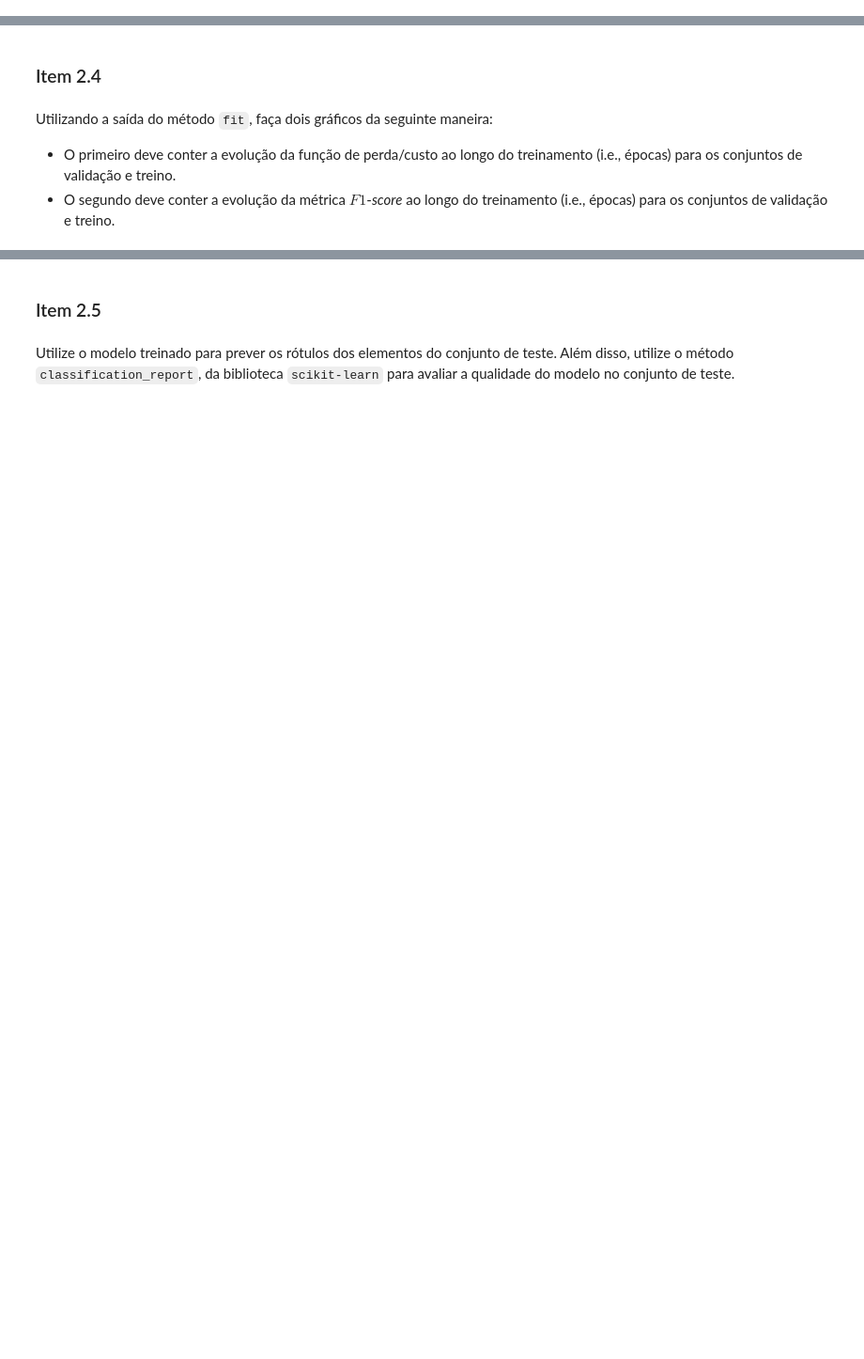
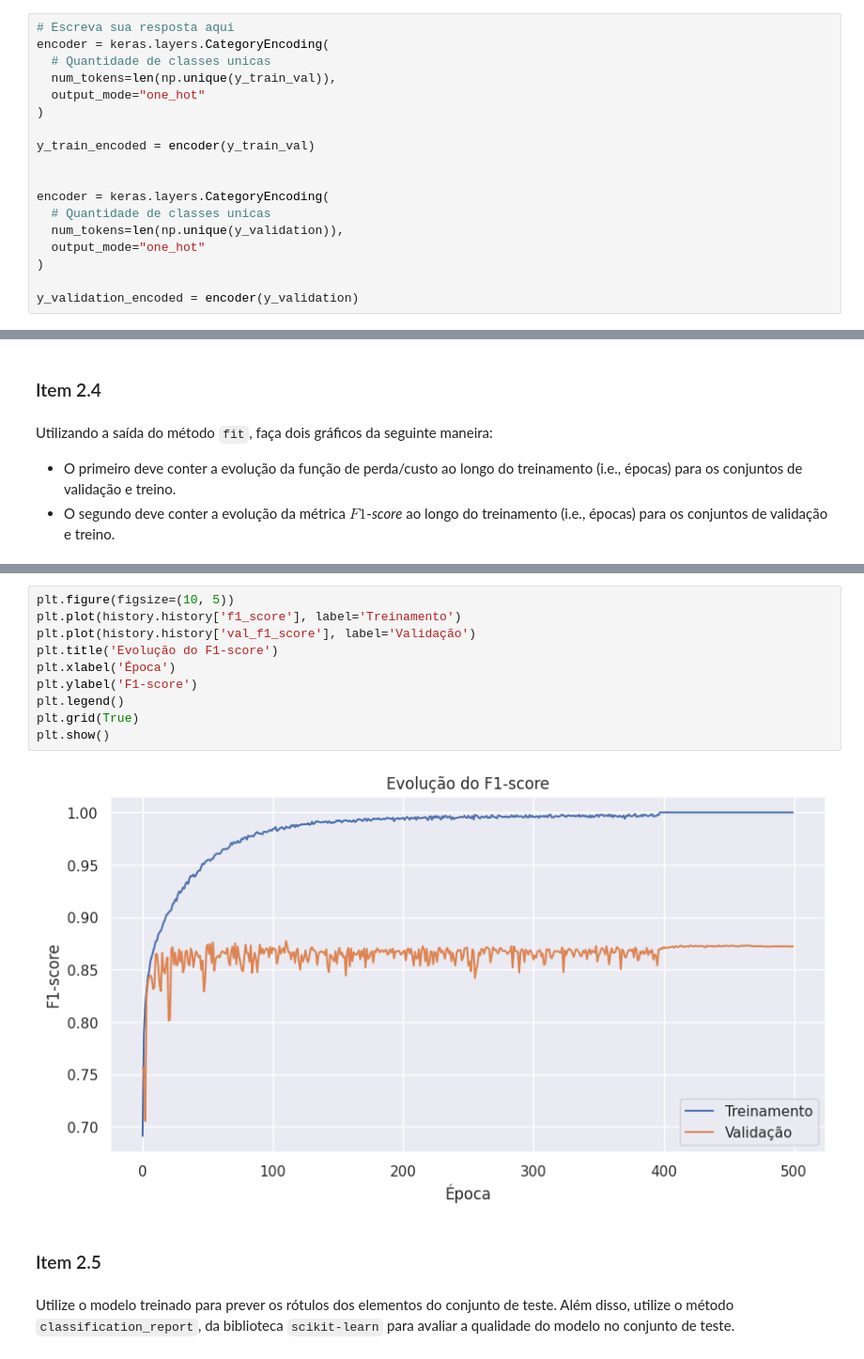
Before and after one commit to GodKelvin/pos-ia-dados-ufes, a Jupyter notebook: Redes Neurais Artificiais/Laboratório_2.ipynb, the cells around one changed output, grey strips where cells are left out. Shown at 94% size. Drawn from its saved outputs; the diff is of its cells as text; blank space fills up the shorter version.

```diff
--- a/Redes Neurais Artificiais/Laboratório_2.ipynb
+++ b/Redes Neurais Artificiais/Laboratório_2.ipynb
@@ -129,3 +124,21 @@ Codifique os rótulos do conjunto de treinamento e do conjunto de validação ut
+# %%
+# Escreva sua resposta aqui
+encoder = keras.layers.CategoryEncoding(
+  # Quantidade de classes unicas
+  num_tokens=len(np.unique(y_train_val)),
+  output_mode="one_hot"
+)
+
+y_train_encoded = encoder(y_train_val)
+
+
+encoder = keras.layers.CategoryEncoding(
+  # Quantidade de classes unicas
+  num_tokens=len(np.unique(y_validation)),
+  output_mode="one_hot"
+)
+
+y_validation_encoded = encoder(y_validation)
 # %% [markdown]
 ## Parte II: Modelo base [20 pontos - Todos os itens têm o mesmo valor]
 # %% [markdown]
@@ -163,3 +219,15 @@ Utilizando a saída do método `fit`, faça dois gráficos da seguinte maneira:
+# %%
+plt.figure(figsize=(10, 5))
+plt.plot(history.history['f1_score'], label='Treinamento')
+plt.plot(history.history['val_f1_score'], label='Validação')
+plt.title('Evolução do F1-score')
+plt.xlabel('Época')
+plt.ylabel('F1-score')
+plt.legend()
+plt.grid(True)
+plt.show()
+# %% [output]
+[figure, added]
 # %% [markdown]
 ### Item 2.5
 # %% [markdown]
```
Also changed, not shown: parts of 16 cells of this notebook.
